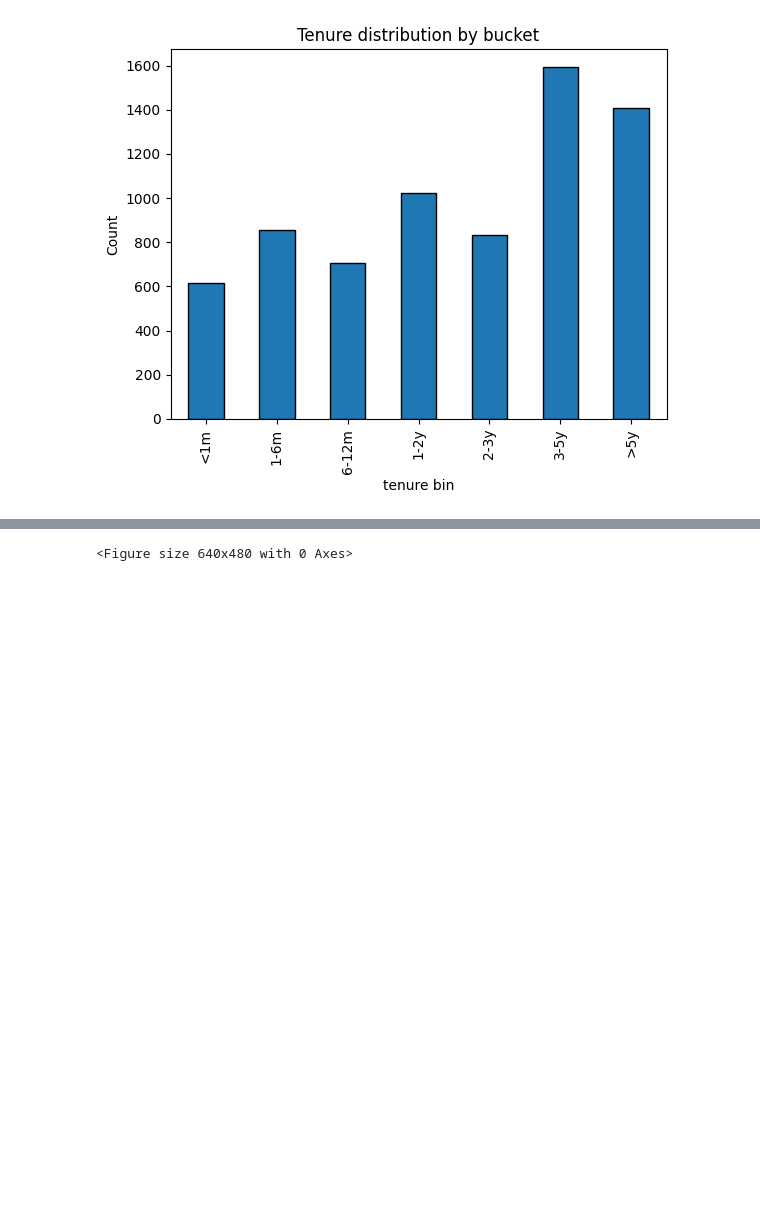
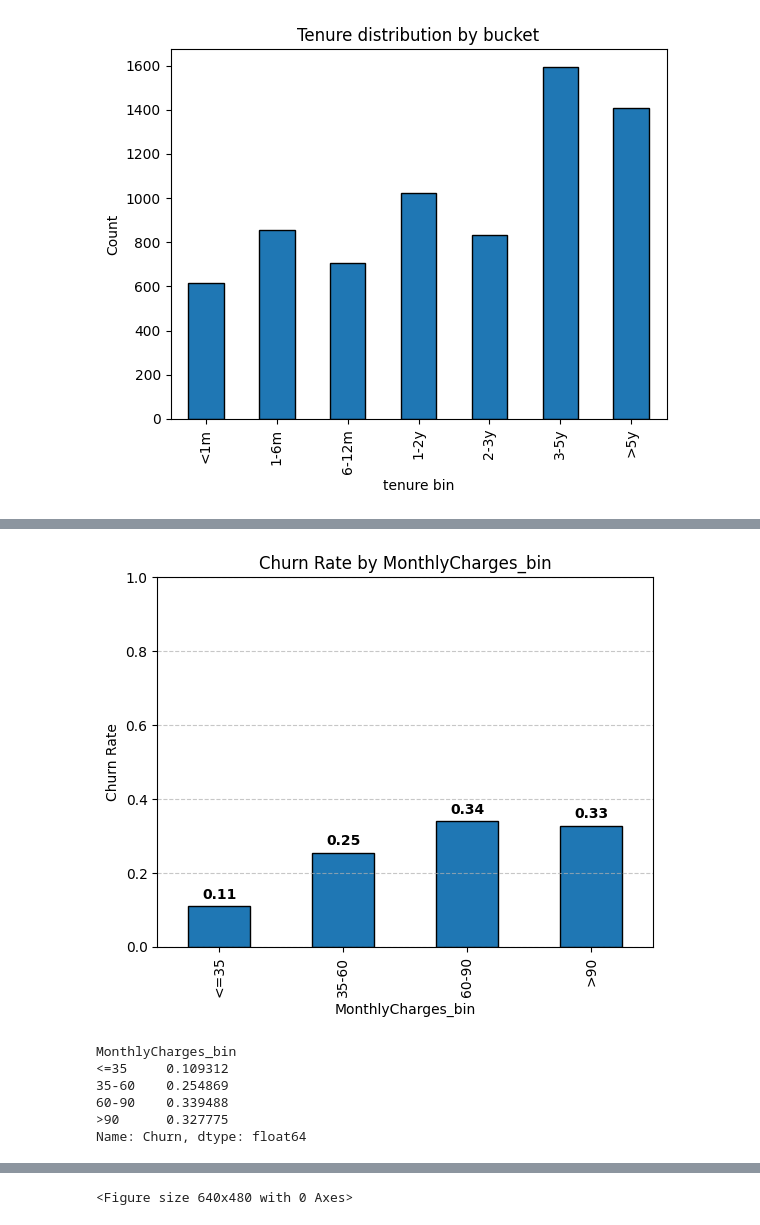
Before and after one commit to sidneipj1/telco_churn_case, a Jupyter notebook: notebooks/00_exploration_telco_churn_case.ipynb, the cells around one changed output, grey strips where cells are left out. Cells and saved outputs as stored; diff of their text form; code cells hidden in the pictures; blank space fills up the shorter version.

```diff
--- a/notebooks/00_exploration_telco_churn_case.ipynb
+++ b/notebooks/00_exploration_telco_churn_case.ipynb
@@ -368,0 +431,11 @@ df["tenure_bin"] = plot_bucket_distribution(
+# %%
+# Monthlycharne bin
+plot_churn_rate_by_bin(df, "MonthlyCharges_bin")
+# %% [output]
+[figure, added]
+MonthlyCharges_bin
+<=35     0.109312
+35-60    0.254869
+60-90    0.339488
+>90      0.327775
+Name: Churn, dtype: float64
```
Also changed, not shown: parts of 7 cells of this notebook.
